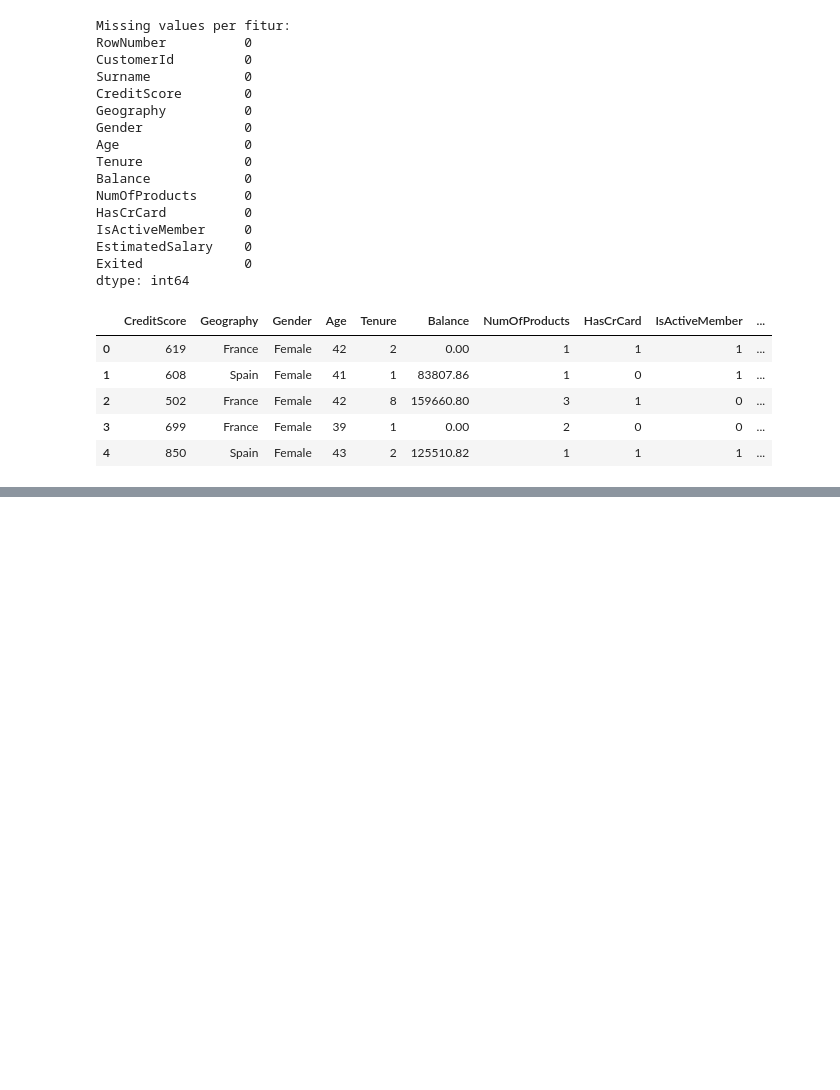
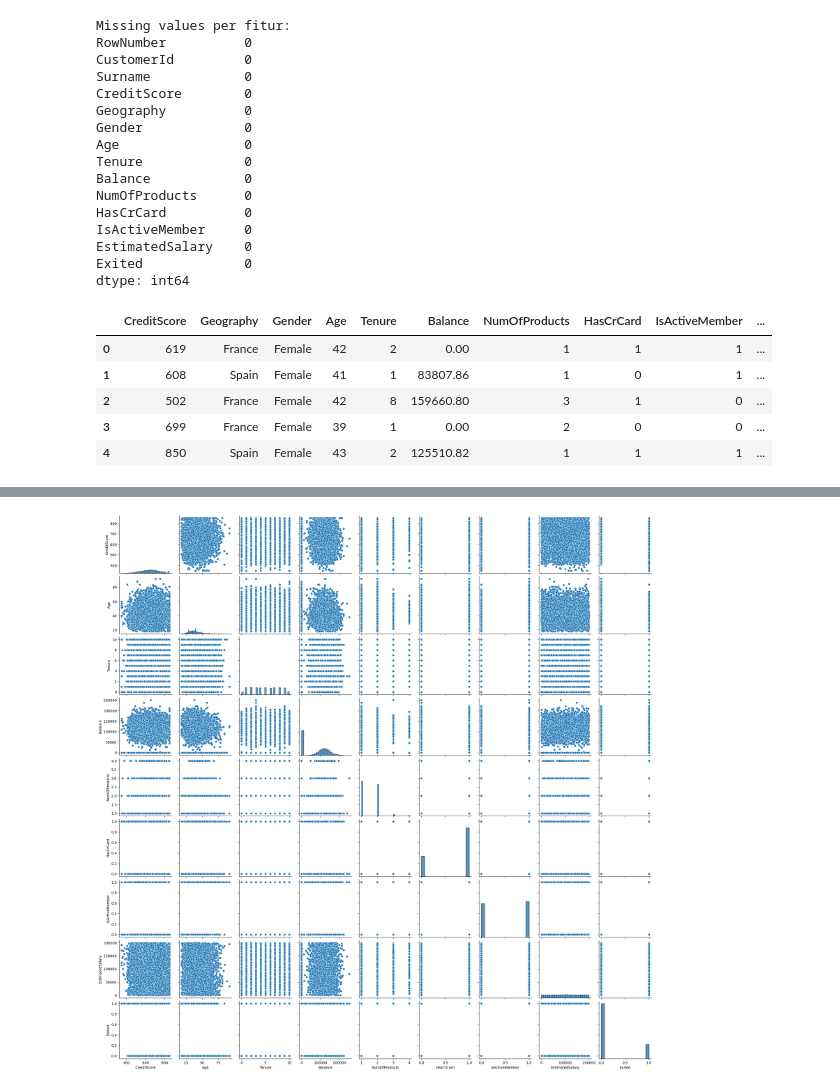
Before and after one commit to NaufalYogaPratama/learning-data-science, a Jupyter notebook: ml-basics/supervised-learning-classification/classification.ipynb, the cells around one changed output, grey strips where cells are left out. Saved outputs shown, nothing was run; the diff lists cells and outputs as text; code cells hidden in the pictures; blank space fills up the shorter version.

```diff
--- a/ml-basics/supervised-learning-classification/classification.ipynb
+++ b/ml-basics/supervised-learning-classification/classification.ipynb
@@ -95,0 +131,6 @@ data.head()
+# %%
+# Pairplot untuk fitur numerik
+sns.pairplot(num_features)
+plt.show()
+# %% [output]
+[figure, added]
```
Also changed, not shown: parts of 7 cells of this notebook.
